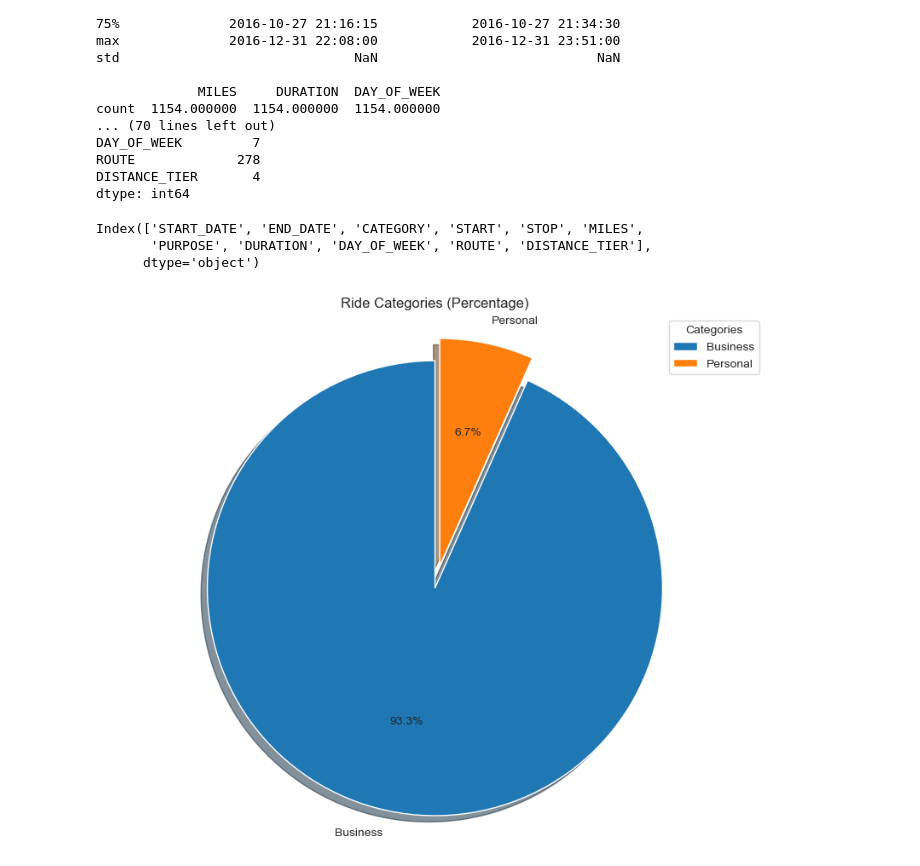
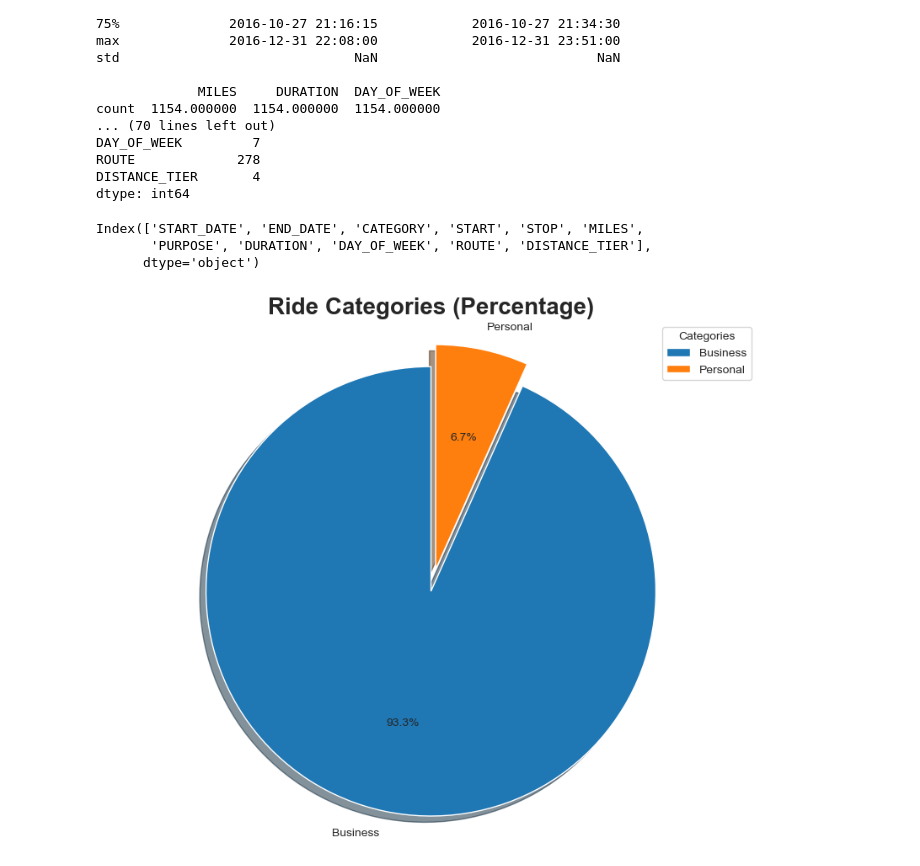
Before and after one commit to mixedethan/uber-data-analysis, a Jupyter notebook: uber_analysis.ipynb, the cells around one changed output. Drawn from its saved outputs; the diff is of its cells as text; code cells hidden in the pictures.

```diff
--- a/uber_analysis.ipynb
+++ b/uber_analysis.ipynb
@@ -361,26 +361,26 @@ dtype: int64
 # %%
 ## TODO: EDA
 
 # univariate analysis
 
 print(df.columns)
 
 sns.set_style('whitegrid')
 
 # categories eda
 category_counts = df['CATEGORY'].value_counts()
 plt.figure(figsize=(10,8))
 plt.pie(category_counts.values, labels=category_counts.index, autopct='%1.1f%%',
          startangle=90, explode=(0.1, 0), shadow=True)
-plt.title('Ride Categories (Percentage)')
+plt.title('Ride Categories (Percentage)', fontsize=20, weight='bold')
 plt.axis('equal')
 plt.legend(title='Categories')
 plt.show()
 # %% [output]
 Index(['START_DATE', 'END_DATE', 'CATEGORY', 'START', 'STOP', 'MILES',
        'PURPOSE', 'DURATION', 'DAY_OF_WEEK', 'ROUTE', 'DISTANCE_TIER'],
       dtype='object')
-[figure, old version]
+[figure, new version]
 # %%
 # START/STOP EDA
 start_counts = df['START'].value_counts().head(10)
```
Also changed, not shown: parts of 7 cells of this notebook.
